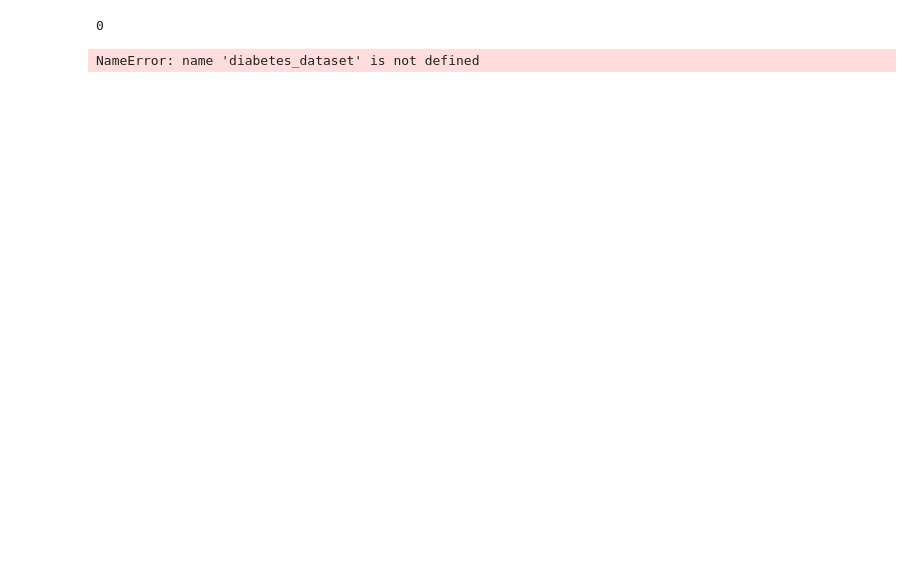
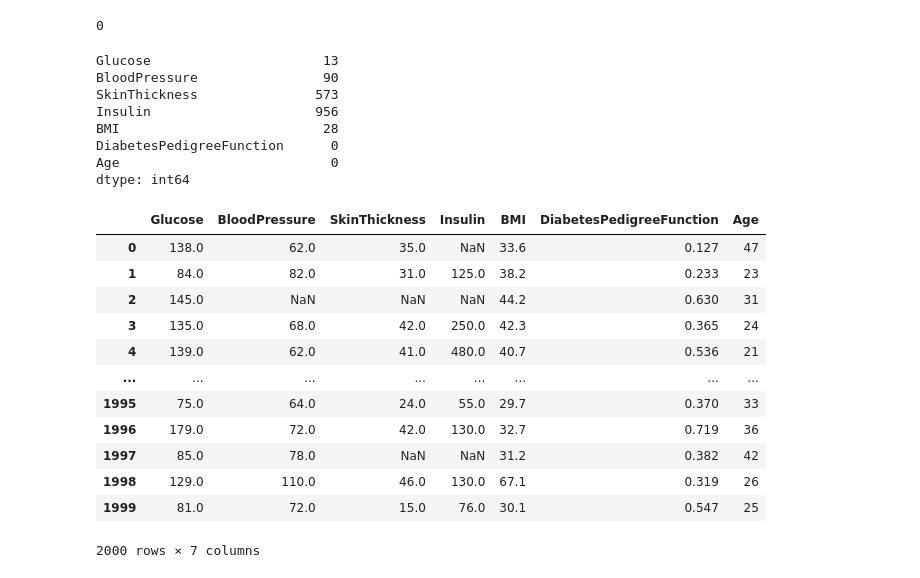
Before and after one commit to udaravimukthi/ML-with-Jupyter-Notebook, a Jupyter notebook: Data set/learn1.ipynb, the cells around one changed output. Saved outputs shown, nothing was run; the diff lists cells and outputs as text; code cells hidden in the pictures; blank space fills up the shorter version.

```diff
--- a/Data set/learn1.ipynb
+++ b/Data set/learn1.ipynb
@@ -47,6 +47,29 @@ sum(diabetes_dataset.isnull().sum())
 # %% [output]
 0
 # %%
-print((diabetes_dataset[['Glucose','BloodPressure','SkinThickness','Insulin']]))
+print((diabetes_dataset[['Glucose','BloodPressure','SkinThickness','Insulin','BMI','DiabetesPedigreeFunction','Age']]==0).sum())
 # %% [output]
-NameError: name 'diabetes_dataset' is not defined
+Glucose                      13
+BloodPressure                90
+SkinThickness               573
+Insulin                     956
+BMI                          28
+DiabetesPedigreeFunction      0
+Age                           0
+dtype: int64
+# %%
+diabetes_dataset[['Glucose','BloodPressure','SkinThickness','Insulin','BMI','DiabetesPedigreeFunction','Age']].replace(0,np.NAN)
+# %% [output]
+|  | Glucose | BloodPressure | SkinThickness | Insulin | BMI | DiabetesPedigreeFunction | Age |
+| 0 | 138.0 | 62.0 | 35.0 | NaN | 33.6 | 0.127 | 47 |
+| 1 | 84.0 | 82.0 | 31.0 | 125.0 | 38.2 | 0.233 | 23 |
+| 2 | 145.0 | NaN | NaN | NaN | 44.2 | 0.630 | 31 |
+| 3 | 135.0 | 68.0 | 42.0 | 250.0 | 42.3 | 0.365 | 24 |
+| 4 | 139.0 | 62.0 | 41.0 | 480.0 | 40.7 | 0.536 | 21 |
+| ... | ... | ... | ... | ... | ... | ... | ... |
+| 1995 | 75.0 | 64.0 | 24.0 | 55.0 | 29.7 | 0.370 | 33 |
+| 1996 | 179.0 | 72.0 | 42.0 | 130.0 | 32.7 | 0.719 | 36 |
+| 1997 | 85.0 | 78.0 | NaN | NaN | 31.2 | 0.382 | 42 |
+| 1998 | 129.0 | 110.0 | 46.0 | 130.0 | 67.1 | 0.319 | 26 |
+| 1999 | 81.0 | 72.0 | 15.0 | 76.0 | 30.1 | 0.547 | 25 |
+2000 rows × 7 columns
```
Also changed, not shown: parts of 23 cells of this notebook.
